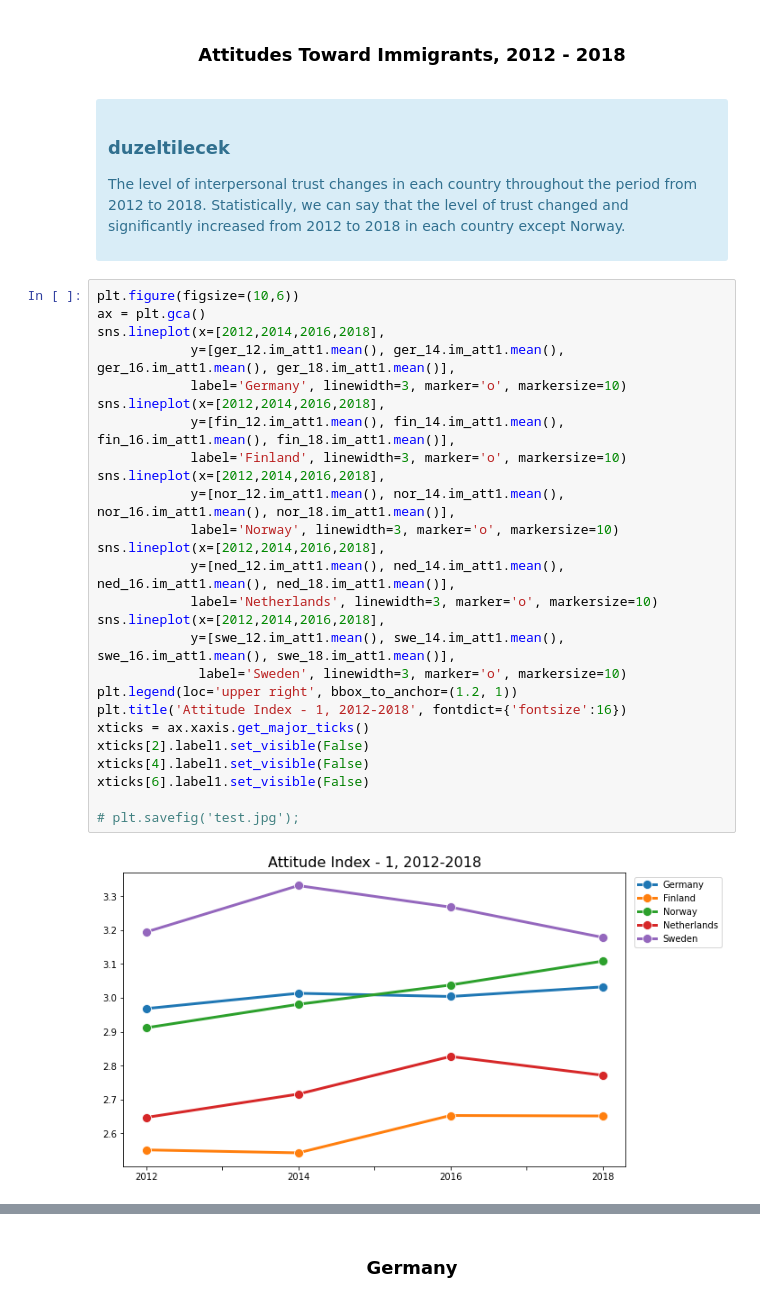
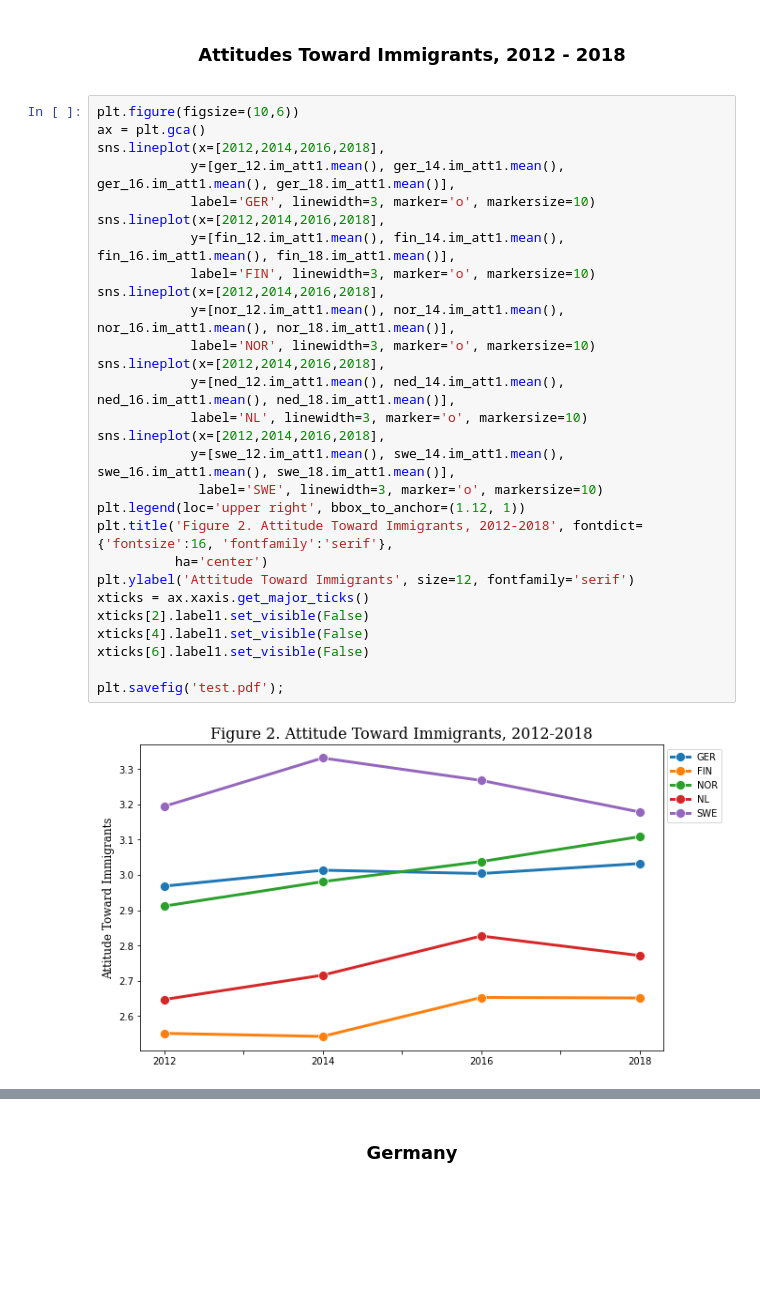
Before and after one commit to durmusayuksek/data_analysis_and_data_visualization_projects, a Jupyter notebook: European Social Survey (2012-2018) - Attitude Towards Immigrants/ESS_2012-2018.ipynb, the cells around one changed output, grey strips where cells are left out. Saved outputs shown, nothing was run; the diff lists cells and outputs as text; blank space fills up the shorter version.

```diff
--- a/European Social Survey (2012-2018) - Attitude Towards Immigrants/ESS_2012-2018.ipynb
+++ b/European Social Survey (2012-2018) - Attitude Towards Immigrants/ESS_2012-2018.ipynb
@@ -3145,37 +3171,33 @@ stats.ttest_ind(swe_12.im_att2, swe_18.im_att2)
 Ttest_indResult(statistic=-0.9520175469455203, pvalue=0.34116138085344216)
 # %% [markdown]
 <center><h3>Attitudes Toward Immigrants, 2012 - 2018</h3></center>
-# %% [markdown]
-<div class="alert alert-block alert-info">
-    <h3>duzeltilecek</h3>
-<p>The level of interpersonal trust changes in each country throughout the period from 2012 to 2018.
-Statistically, we can say that the level of trust changed and significantly increased from 2012 to 2018 in each
-country except Norway.</p></div>
 # %%
 plt.figure(figsize=(10,6))
 ax = plt.gca()
 sns.lineplot(x=[2012,2014,2016,2018],
             y=[ger_12.im_att1.mean(), ger_14.im_att1.mean(), ger_16.im_att1.mean(), ger_18.im_att1.mean()],
-            label='Germany', linewidth=3, marker='o', markersize=10)
+            label='GER', linewidth=3, marker='o', markersize=10)
 sns.lineplot(x=[2012,2014,2016,2018],
             y=[fin_12.im_att1.mean(), fin_14.im_att1.mean(), fin_16.im_att1.mean(), fin_18.im_att1.mean()],
-            label='Finland', linewidth=3, marker='o', markersize=10)
+            label='FIN', linewidth=3, marker='o', markersize=10)
 sns.lineplot(x=[2012,2014,2016,2018],
             y=[nor_12.im_att1.mean(), nor_14.im_att1.mean(), nor_16.im_att1.mean(), nor_18.im_att1.mean()],
-            label='Norway', linewidth=3, marker='o', markersize=10)
+            label='NOR', linewidth=3, marker='o', markersize=10)
 sns.lineplot(x=[2012,2014,2016,2018],
             y=[ned_12.im_att1.mean(), ned_14.im_att1.mean(), ned_16.im_att1.mean(), ned_18.im_att1.mean()],
-            label='Netherlands', linewidth=3, marker='o', markersize=10)
+            label='NL', linewidth=3, marker='o', markersize=10)
 sns.lineplot(x=[2012,2014,2016,2018],
             y=[swe_12.im_att1.mean(), swe_14.im_att1.mean(), swe_16.im_att1.mean(), swe_18.im_att1.mean()],
-             label='Sweden', linewidth=3, marker='o', markersize=10)
-plt.legend(loc='upper right', bbox_to_anchor=(1.2, 1))
-plt.title('Attitude Index - 1, 2012-2018', fontdict={'fontsize':16})
+             label='SWE', linewidth=3, marker='o', markersize=10)
+plt.legend(loc='upper right', bbox_to_anchor=(1.12, 1))
+plt.title('Figure 2. Attitude Toward Immigrants, 2012-2018', fontdict={'fontsize':16, 'fontfamily':'serif'},
+          ha='center')
+plt.ylabel('Attitude Toward Immigrants', size=12, fontfamily='serif')
 xticks = ax.xaxis.get_major_ticks()
 xticks[2].label1.set_visible(False)
 xticks[4].label1.set_visible(False)
 xticks[6].label1.set_visible(False)
 
-# plt.savefig('test.jpg');
+plt.savefig('test.pdf');
 # %% [output]
-[figure, old version]
+[figure, new version]
```
Also changed, not shown: parts of 28 cells of this notebook.
